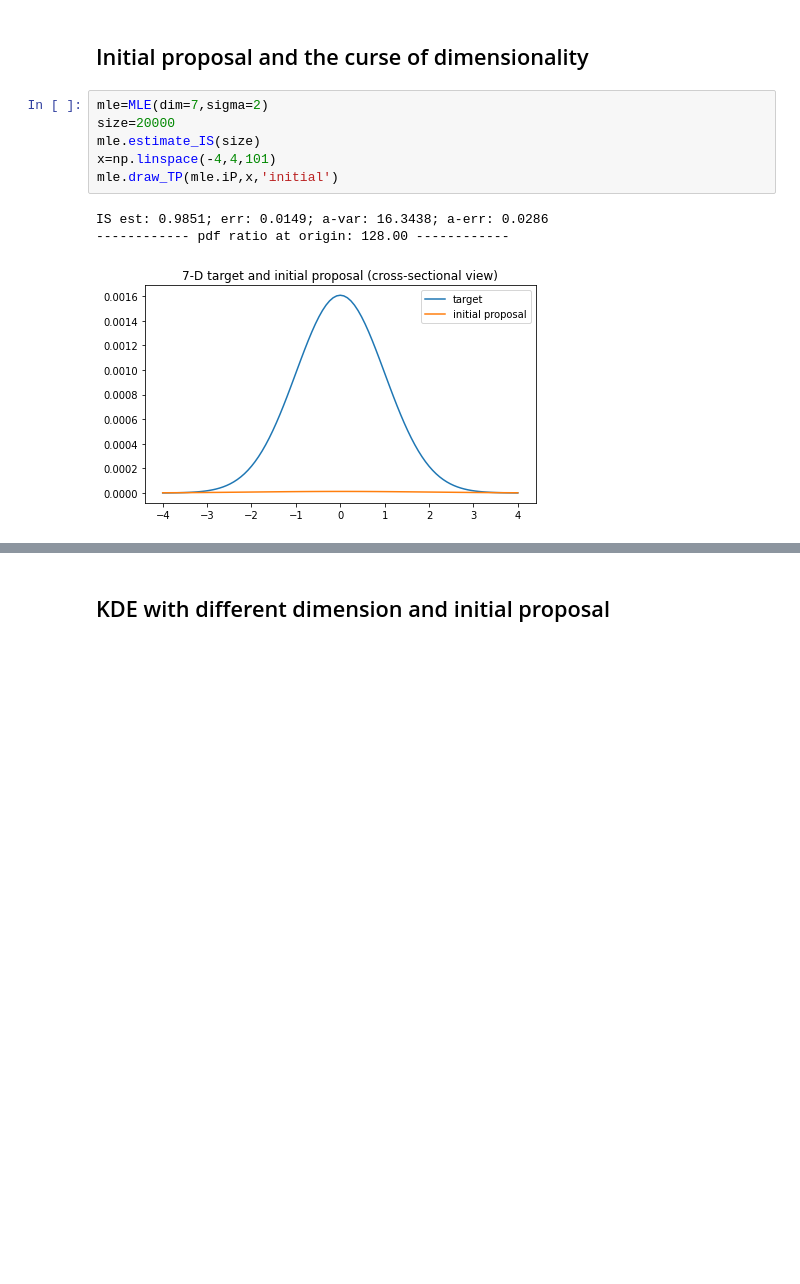
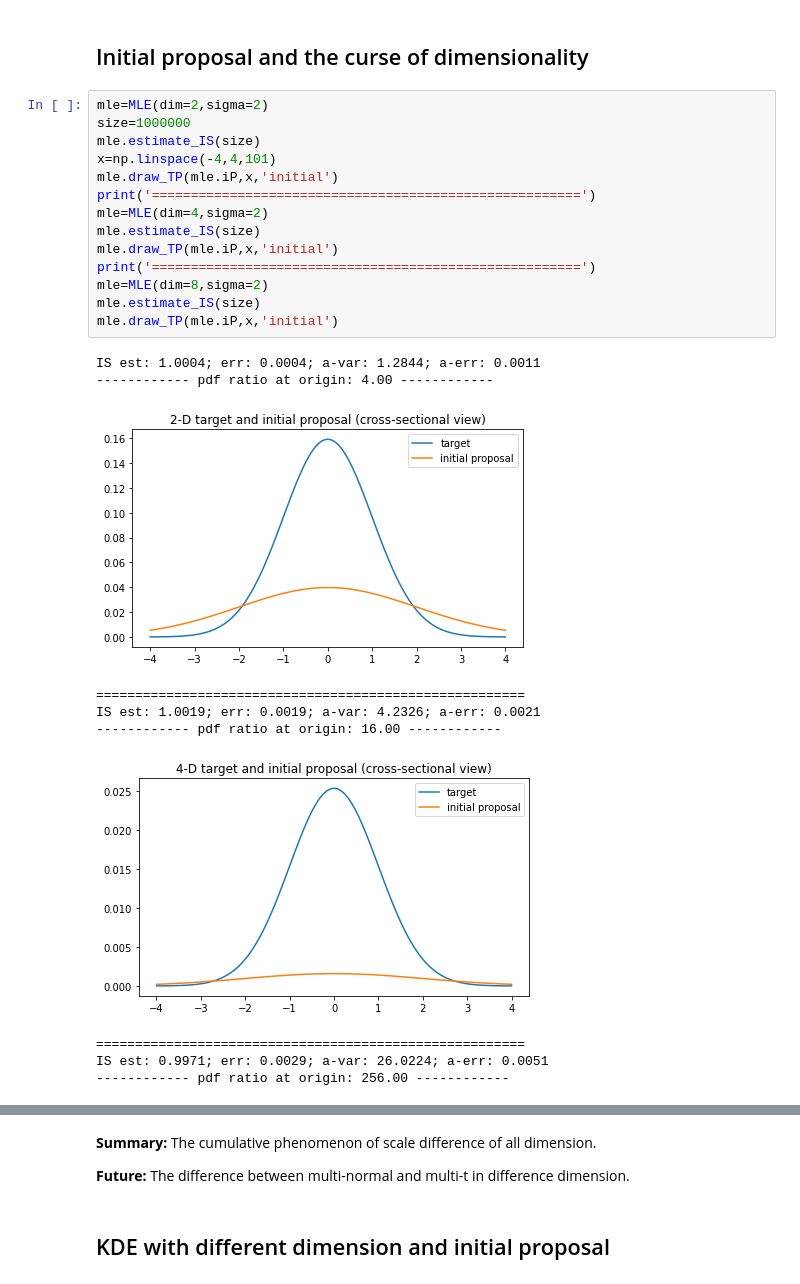
Before and after one commit to IanFla/Two-Stage, a Jupyter notebook: MLE and REG/MLE.ipynb, the cells around one changed output, grey strips where cells are left out. Saved outputs shown, nothing was run; the diff lists cells and outputs as text; blank space fills up the shorter version.

```diff
--- a/MLE and REG/MLE.ipynb
+++ b/MLE and REG/MLE.ipynb
@@ -196,12 +196,27 @@ class MLE:
 # %% [markdown]
 ## Initial proposal and the curse of dimensionality
 # %%
-mle=MLE(dim=7,sigma=2)
-size=20000
+mle=MLE(dim=2,sigma=2)
+size=1000000
 mle.estimate_IS(size)
 x=np.linspace(-4,4,101)
 mle.draw_TP(mle.iP,x,'initial')
+print('=======================================================')
+mle=MLE(dim=4,sigma=2)
+mle.estimate_IS(size)
+mle.draw_TP(mle.iP,x,'initial')
+print('=======================================================')
+mle=MLE(dim=8,sigma=2)
+mle.estimate_IS(size)
+mle.draw_TP(mle.iP,x,'initial')
 # %% [output]
-IS est: 0.9851; err: 0.0149; a-var: 16.3438; a-err: 0.0286
------------- pdf ratio at origin: 128.00 ------------
+IS est: 1.0004; err: 0.0004; a-var: 1.2844; a-err: 0.0011
+------------ pdf ratio at origin: 4.00 ------------
-[figure, old version]
+[figure, new version]
+=======================================================
+IS est: 1.0019; err: 0.0019; a-var: 4.2326; a-err: 0.0021
+------------ pdf ratio at origin: 16.00 ------------
+[figure, added]
+=======================================================
+IS est: 0.9971; err: 0.0029; a-var: 26.0224; a-err: 0.0051
+------------ pdf ratio at origin: 256.00 ------------
@@ -208,3 +224,7 @@ IS est: 0.9851; err: 0.0149; a-var: 16.3438; a-err: 0.0286
+# %% [markdown]
+**Summary:** The cumulative phenomenon of scale difference of all dimension.
+
+**Future:** The difference between multi-normal and multi-t in difference dimension.
 # %% [markdown]
 ## KDE with different dimension and initial proposal
 # %%
```
Also changed, not shown: parts of 1 cell of this notebook.
